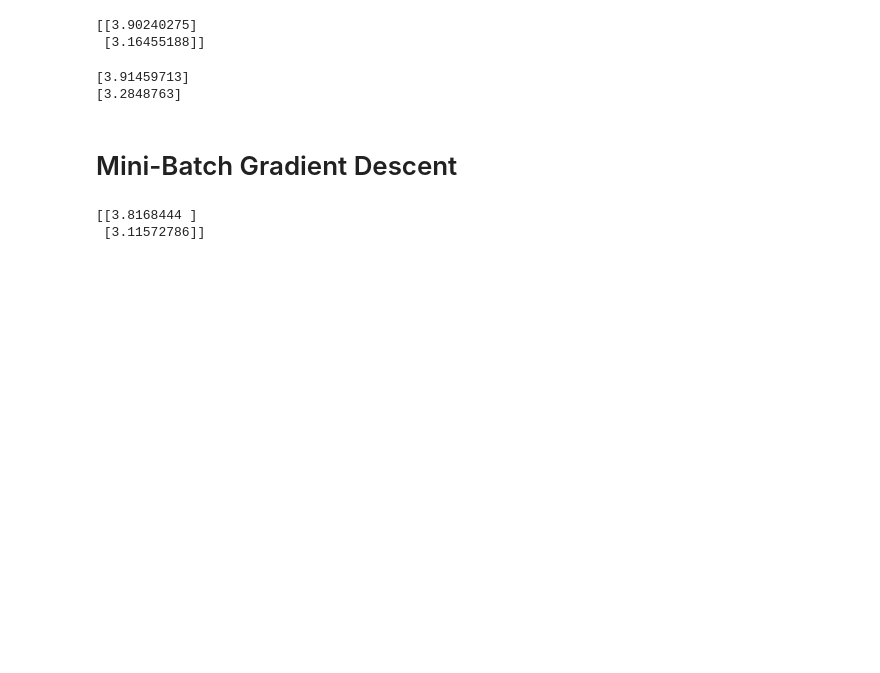
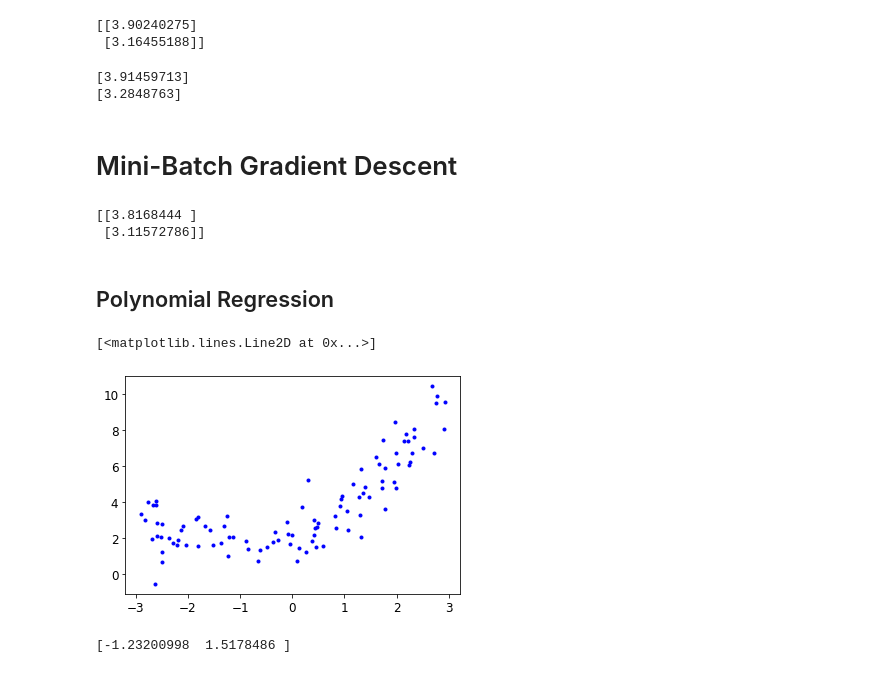
Before and after one commit to stevelorenz/programming-playground, a Jupyter notebook: machine_learning/hands_on_machine_learning_with_scikit_learn_tensorflow/04_training_linear_model.ipynb, the cells around one changed output. Cells and saved outputs as stored; diff of their text form; code cells hidden in the pictures; blank space fills up the shorter version.

```diff
--- a/machine_learning/hands_on_machine_learning_with_scikit_learn_tensorflow/04_training_linear_model.ipynb
+++ b/machine_learning/hands_on_machine_learning_with_scikit_learn_tensorflow/04_training_linear_model.ipynb
@@ -165,3 +165,26 @@ print(theta)
 # %% [output]
 [[3.8168444 ]
  [3.11572786]]
+# %% [markdown]
+## Polynomial Regression
+# %%
+import numpy as np
+
+np.random.seed(17)
+
+m = 100
+X = 6 * np.random.rand(m, 1) - 3
+y = 0.5 * X ** 2 + X + 2 + np.random.randn(m, 1)
+
+plt.plot(X, y, "b.")
+# %% [output]
+[<matplotlib.lines.Line2D at 0x...>]
+[figure, added]
+# %%
+from sklearn.preprocessing import PolynomialFeatures
+
+poly_features = PolynomialFeatures(degree=2, include_bias=False)
+X_poly = poly_features.fit_transform(X)
+print(X_poly[0])
+# %% [output]
+[-1.23200998  1.5178486 ]
```
Also changed, not shown: parts of 27 cells of this notebook, 1 other file.
